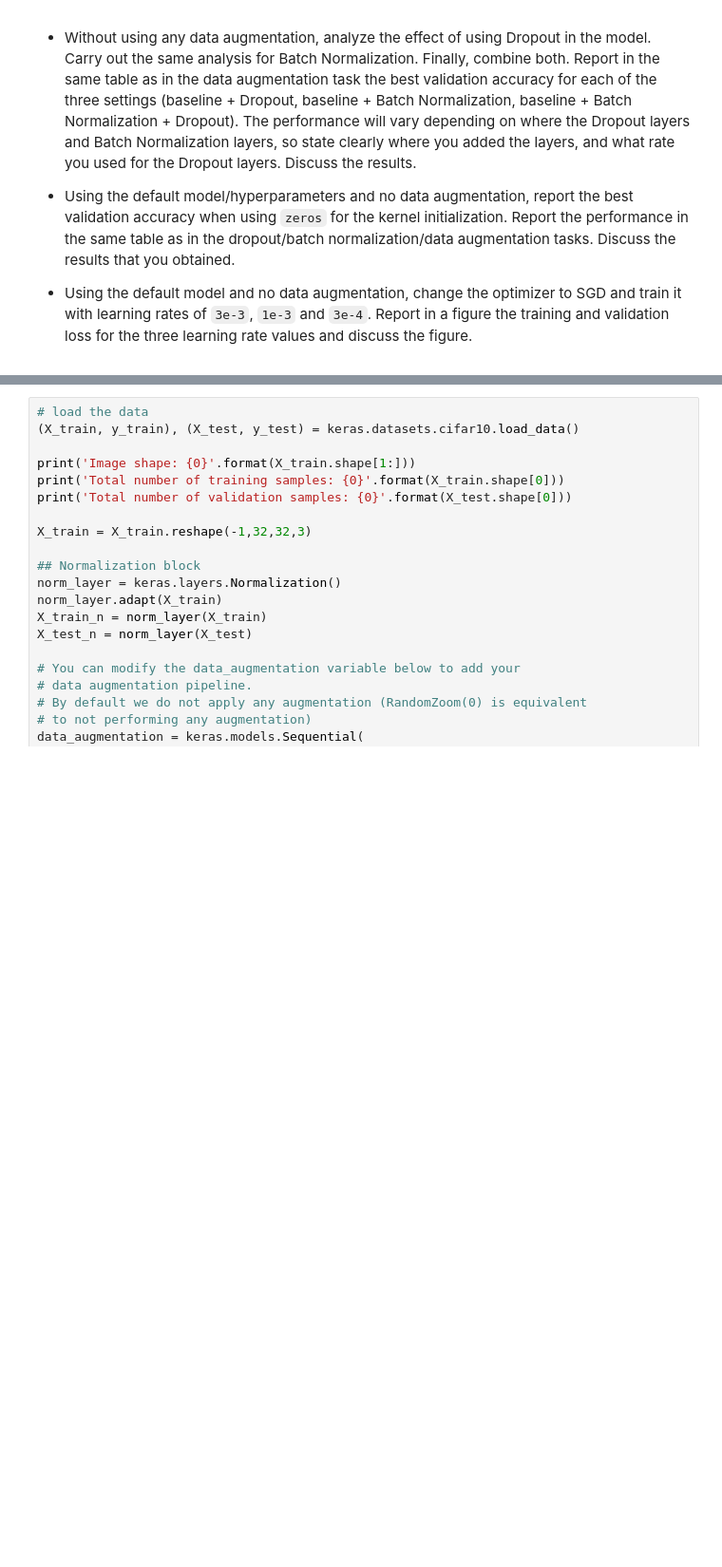
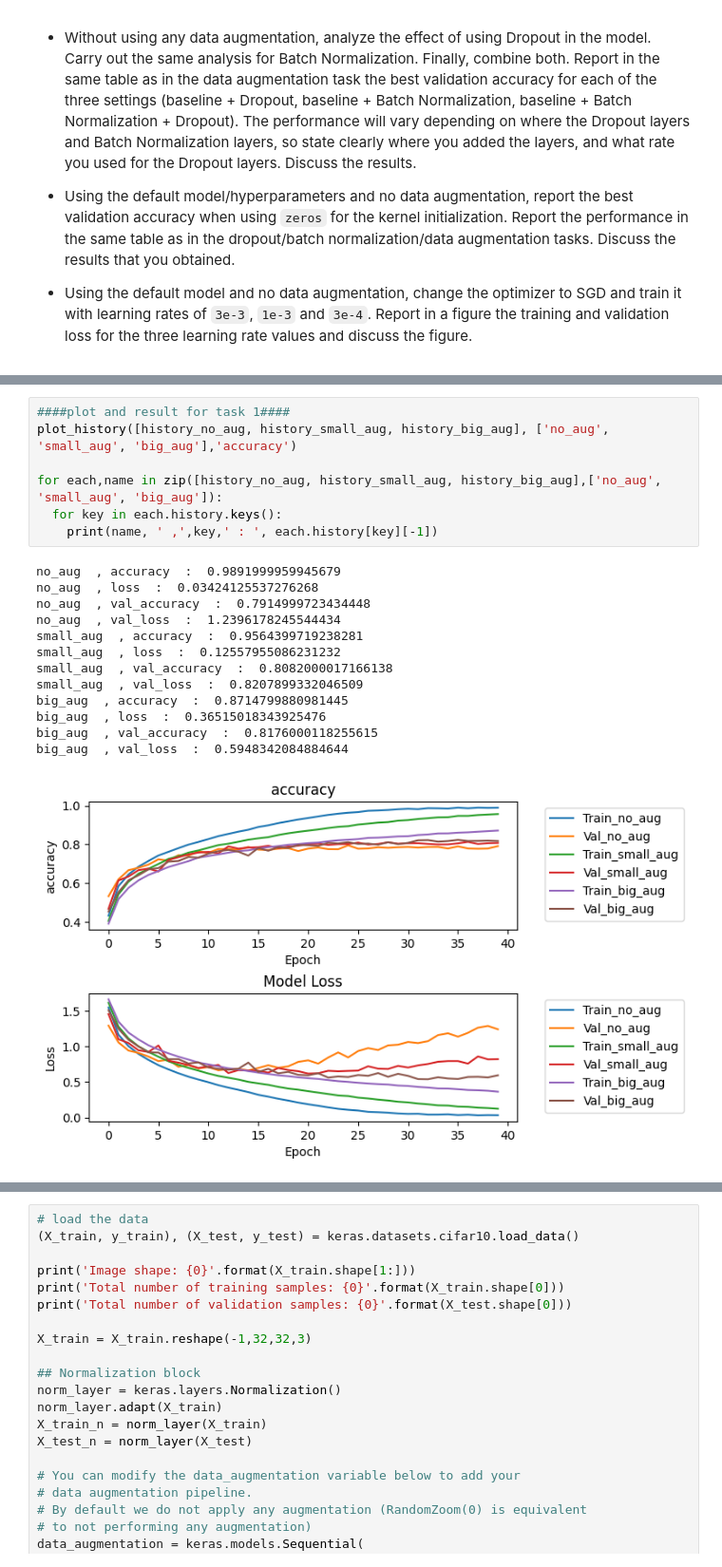
Before and after one commit to MarShao0124/deep_learning_practice, a Jupyter notebook: 03_Network_Training.ipynb, the cells around one changed output, grey strips where cells are left out. Shown at 95% size. Cells and saved outputs as stored; diff of their text form; blank space fills up the shorter version.

```diff
--- a/03_Network_Training.ipynb
+++ b/03_Network_Training.ipynb
@@ -878,0 +1076,21 @@ Use the CNN we give in the code below, along with the given optimizer and number
+# %%
+####plot and result for task 1####
+plot_history([history_no_aug, history_small_aug, history_big_aug], ['no_aug', 'small_aug', 'big_aug'],'accuracy')
+
+for each,name in zip([history_no_aug, history_small_aug, history_big_aug],['no_aug', 'small_aug', 'big_aug']):
+  for key in each.history.keys():
+    print(name, ' ,',key,' : ', each.history[key][-1])
+# %% [output]
+no_aug  , accuracy  :  0.9891999959945679
+no_aug  , loss  :  0.03424125537276268
+no_aug  , val_accuracy  :  0.7914999723434448
+no_aug  , val_loss  :  1.2396178245544434
+small_aug  , accuracy  :  0.9564399719238281
+small_aug  , loss  :  0.12557955086231232
+small_aug  , val_accuracy  :  0.8082000017166138
+small_aug  , val_loss  :  0.8207899332046509
+big_aug  , accuracy  :  0.8714799880981445
+big_aug  , loss  :  0.36515018343925476
+big_aug  , val_accuracy  :  0.8176000118255615
+big_aug  , val_loss  :  0.5948342084884644
+[figure, added]
```
Also changed, not shown: parts of 11 cells of this notebook.
